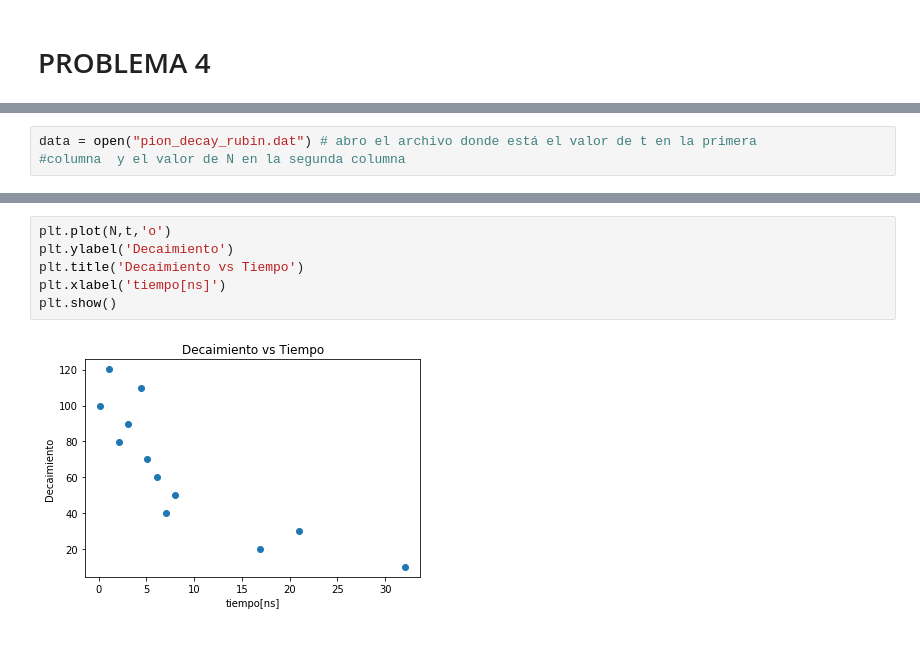
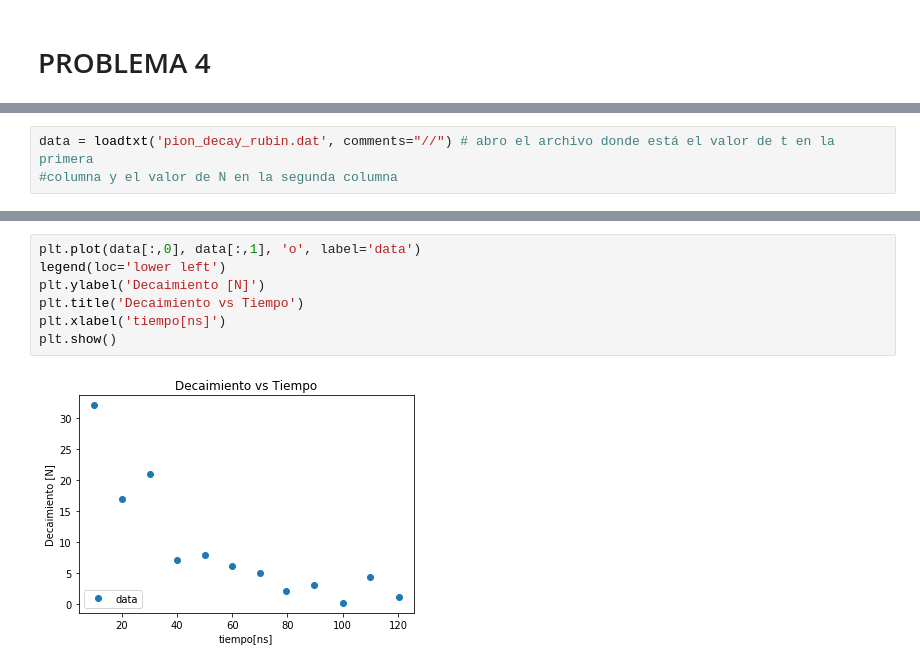
Before and after one commit to fiscompunipamplona/exam-2-gonzalo-mejia, a Jupyter notebook: parcial2. ejer.7.6-4.ipynb, the cells around one changed output, grey strips where cells are left out. Cells and saved outputs as stored; diff of their text form.

```diff
--- a/parcial2. ejer.7.6-4.ipynb
+++ b/parcial2. ejer.7.6-4.ipynb
@@ -40,3 +42,3 @@ from pylab import plot, show, legend, xlabel, ylabel, title, grid
 # %%
-data = open("pion_decay_rubin.dat") # abro el archivo donde está el valor de t en la primera
-#columna  y el valor de N en la segunda columna
+data = loadtxt('pion_decay_rubin.dat', comments="//") # abro el archivo donde está el valor de t en la primera
+#columna y el valor de N en la segunda columna
@@ -60,8 +45,9 @@ N = np.array(N)
 # %%
-plt.plot(N,t,'o')
-plt.ylabel('Decaimiento')
+plt.plot(data[:,0], data[:,1], 'o', label='data')
+legend(loc='lower left')
+plt.ylabel('Decaimiento [N]')
 plt.title('Decaimiento vs Tiempo')
 plt.xlabel('tiempo[ns]')
 plt.show()
 # %% [output]
-[figure, old version]
+[figure, new version]
```
Also changed, not shown: parts of 36 cells of this notebook, 8 other files.
